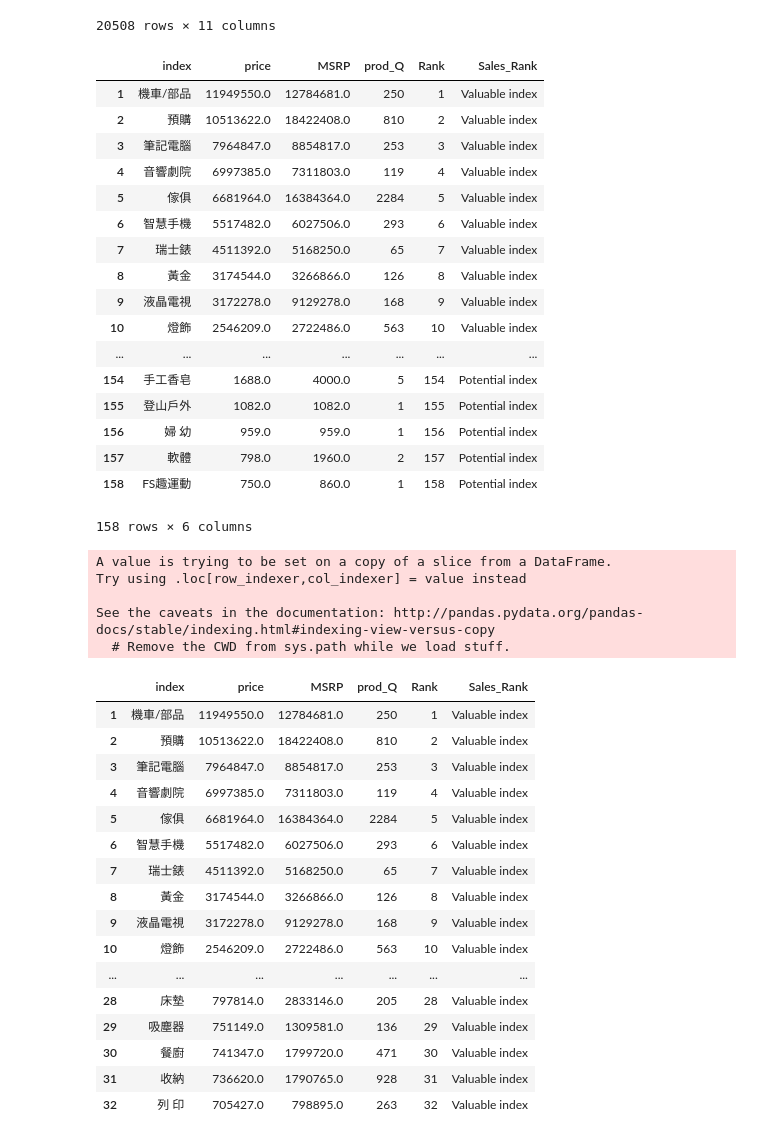
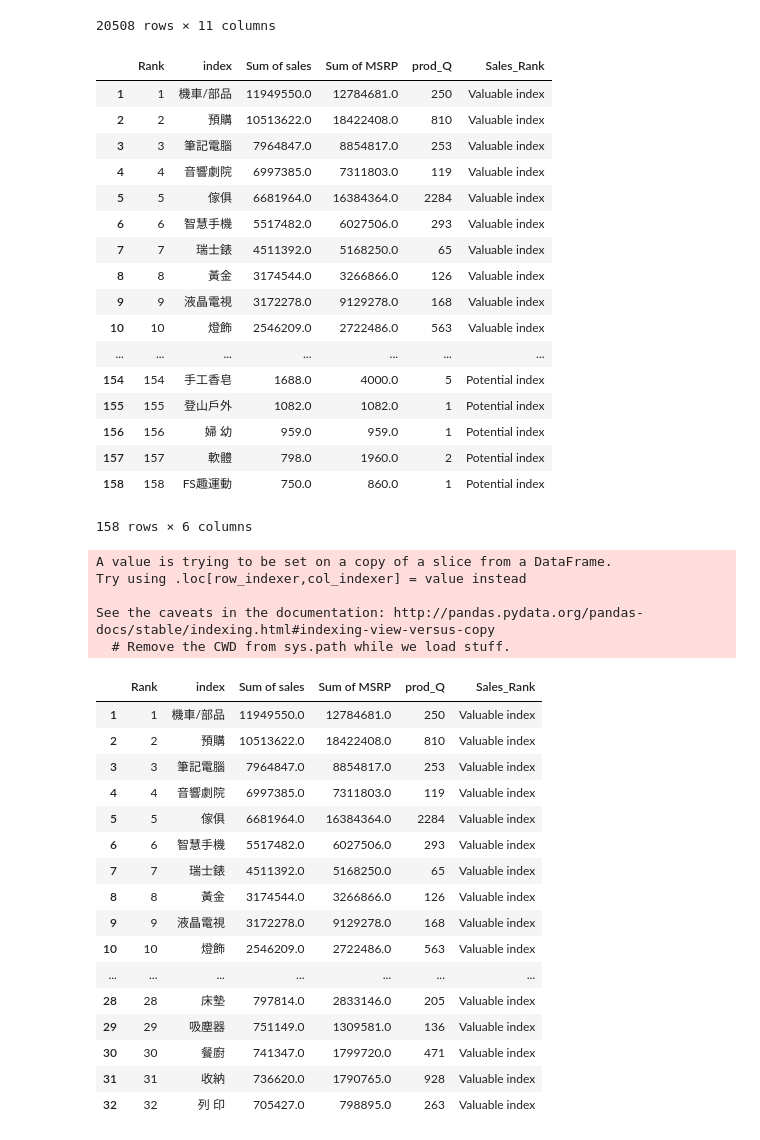
Before and after one commit to Ken0327/DataInnovation, a Jupyter notebook: DFM_Model-z_score_pchome.ipynb, the cells around one changed output. Saved outputs shown, nothing was run; the diff lists cells and outputs as text; code cells hidden in the pictures.

Commit message:
modify column name in index rank

```diff
--- a/DFM_Model-z_score_pchome.ipynb
+++ b/DFM_Model-z_score_pchome.ipynb
@@ -333,48 +333,52 @@ valuableData
 # %%
 # Sum price group by index
 
 index = valuableData.groupby(['index']).sum()
 index = index.sort_values(by='price', ascending=False)
 index = index.reset_index()
 
 top20 = []
 for i in index.index:
     if i <= (len(index.index) * 0.2):
         top20.append('Valuable index')
     else:
         top20.append('Potential index')
 
 index['Sales_Rank'] = top20
 
 SetRank = []
 for i in index.index:
     SetRank.append(i + 1)
 
 index['Rank'] = SetRank
 
 index = index.reset_index()
 index.index += 1
 index = index.drop(columns=['level_0'])
+index = index.rename(columns={"price": "Sum of sales"})
+index = index.rename(columns={"MSRP": "Sum of MSRP"})
+index = index[["Rank", "index", "Sum of sales", "Sum of MSRP", "prod_Q", "Sales_Rank"]]
+
 index.to_csv ('IndexSalesRank.csv', index = False, header=True)
 index
 # %% [output]
-|  | index | price | MSRP | prod_Q | Rank | Sales_Rank |
-| 1 | 機車/部品 | 11949550.0 | 12784681.0 | 250 | 1 | Valuable index |
-| 2 | 預購 | 10513622.0 | 18422408.0 | 810 | 2 | Valuable index |
-| 3 | 筆記電腦 | 7964847.0 | 8854817.0 | 253 | 3 | Valuable index |
-| 4 | 音響劇院 | 6997385.0 | 7311803.0 | 119 | 4 | Valuable index |
-| 5 | 傢俱 | 6681964.0 | 16384364.0 | 2284 | 5 | Valuable index |
-| 6 | 智慧手機 | 5517482.0 | 6027506.0 | 293 | 6 | Valuable index |
-| 7 | 瑞士錶 | 4511392.0 | 5168250.0 | 65 | 7 | Valuable index |
-| 8 | 黃金 | 3174544.0 | 3266866.0 | 126 | 8 | Valuable index |
-| 9 | 液晶電視 | 3172278.0 | 9129278.0 | 168 | 9 | Valuable index |
-| 10 | 燈飾 | 2546209.0 | 2722486.0 | 563 | 10 | Valuable index |
+|  | Rank | index | Sum of sales | Sum of MSRP | prod_Q | Sales_Rank |
+| 1 | 1 | 機車/部品 | 11949550.0 | 12784681.0 | 250 | Valuable index |
+| 2 | 2 | 預購 | 10513622.0 | 18422408.0 | 810 | Valuable index |
+| 3 | 3 | 筆記電腦 | 7964847.0 | 8854817.0 | 253 | Valuable index |
+| 4 | 4 | 音響劇院 | 6997385.0 | 7311803.0 | 119 | Valuable index |
+| 5 | 5 | 傢俱 | 6681964.0 | 16384364.0 | 2284 | Valuable index |
+| 6 | 6 | 智慧手機 | 5517482.0 | 6027506.0 | 293 | Valuable index |
+| 7 | 7 | 瑞士錶 | 4511392.0 | 5168250.0 | 65 | Valuable index |
+| 8 | 8 | 黃金 | 3174544.0 | 3266866.0 | 126 | Valuable index |
+| 9 | 9 | 液晶電視 | 3172278.0 | 9129278.0 | 168 | Valuable index |
+| 10 | 10 | 燈飾 | 2546209.0 | 2722486.0 | 563 | Valuable index |
 | ... | ... | ... | ... | ... | ... | ... |
-| 154 | 手工香皂 | 1688.0 | 4000.0 | 5 | 154 | Potential index |
-| 155 | 登山戶外 | 1082.0 | 1082.0 | 1 | 155 | Potential index |
-| 156 | 婦 幼 | 959.0 | 959.0 | 1 | 156 | Potential index |
-| 157 | 軟體 | 798.0 | 1960.0 | 2 | 157 | Potential index |
-| 158 | FS趣運動 | 750.0 | 860.0 | 1 | 158 | Potential index |
+| 154 | 154 | 手工香皂 | 1688.0 | 4000.0 | 5 | Potential index |
+| 155 | 155 | 登山戶外 | 1082.0 | 1082.0 | 1 | Potential index |
+| 156 | 156 | 婦 幼 | 959.0 | 959.0 | 1 | Potential index |
+| 157 | 157 | 軟體 | 798.0 | 1960.0 | 2 | Potential index |
+| 158 | 158 | FS趣運動 | 750.0 | 860.0 | 1 | Potential index |
 158 rows × 6 columns
 # %%
 # filter top 20 % sales index
@@ -400,23 +404,23 @@ Try using .loc[row_indexer,col_indexer] = value instead
 
 See the caveats in the documentation: http://pandas.pydata.org/pandas-docs/stable/indexing.html#indexing-view-versus-copy
   # Remove the CWD from sys.path while we load stuff.
-|  | index | price | MSRP | prod_Q | Rank | Sales_Rank |
-| 1 | 機車/部品 | 11949550.0 | 12784681.0 | 250 | 1 | Valuable index |
-| 2 | 預購 | 10513622.0 | 18422408.0 | 810 | 2 | Valuable index |
-| 3 | 筆記電腦 | 7964847.0 | 8854817.0 | 253 | 3 | Valuable index |
-| 4 | 音響劇院 | 6997385.0 | 7311803.0 | 119 | 4 | Valuable index |
-| 5 | 傢俱 | 6681964.0 | 16384364.0 | 2284 | 5 | Valuable index |
-| 6 | 智慧手機 | 5517482.0 | 6027506.0 | 293 | 6 | Valuable index |
-| 7 | 瑞士錶 | 4511392.0 | 5168250.0 | 65 | 7 | Valuable index |
-| 8 | 黃金 | 3174544.0 | 3266866.0 | 126 | 8 | Valuable index |
-| 9 | 液晶電視 | 3172278.0 | 9129278.0 | 168 | 9 | Valuable index |
-| 10 | 燈飾 | 2546209.0 | 2722486.0 | 563 | 10 | Valuable index |
+|  | Rank | index | Sum of sales | Sum of MSRP | prod_Q | Sales_Rank |
+| 1 | 1 | 機車/部品 | 11949550.0 | 12784681.0 | 250 | Valuable index |
+| 2 | 2 | 預購 | 10513622.0 | 18422408.0 | 810 | Valuable index |
+| 3 | 3 | 筆記電腦 | 7964847.0 | 8854817.0 | 253 | Valuable index |
+| 4 | 4 | 音響劇院 | 6997385.0 | 7311803.0 | 119 | Valuable index |
+| 5 | 5 | 傢俱 | 6681964.0 | 16384364.0 | 2284 | Valuable index |
+| 6 | 6 | 智慧手機 | 5517482.0 | 6027506.0 | 293 | Valuable index |
+| 7 | 7 | 瑞士錶 | 4511392.0 | 5168250.0 | 65 | Valuable index |
+| 8 | 8 | 黃金 | 3174544.0 | 3266866.0 | 126 | Valuable index |
+| 9 | 9 | 液晶電視 | 3172278.0 | 9129278.0 | 168 | Valuable index |
+| 10 | 10 | 燈飾 | 2546209.0 | 2722486.0 | 563 | Valuable index |
 | ... | ... | ... | ... | ... | ... | ... |
-| 28 | 床墊 | 797814.0 | 2833146.0 | 205 | 28 | Valuable index |
-| 29 | 吸塵器 | 751149.0 | 1309581.0 | 136 | 29 | Valuable index |
-| 30 | 餐廚 | 741347.0 | 1799720.0 | 471 | 30 | Valuable index |
-| 31 | 收納 | 736620.0 | 1790765.0 | 928 | 31 | Valuable index |
-| 32 | 列 印 | 705427.0 | 798895.0 | 263 | 32 | Valuable index |
+| 28 | 28 | 床墊 | 797814.0 | 2833146.0 | 205 | Valuable index |
+| 29 | 29 | 吸塵器 | 751149.0 | 1309581.0 | 136 | Valuable index |
+| 30 | 30 | 餐廚 | 741347.0 | 1799720.0 | 471 | Valuable index |
+| 31 | 31 | 收納 | 736620.0 | 1790765.0 | 928 | Valuable index |
+| 32 | 32 | 列 印 | 705427.0 | 798895.0 | 263 | Valuable index |
 # %%
 # Filter top 20 % prod_Q group by index
 valuableQuantityIndex = valuableSalesIndex.sort_values(by='prod_Q', ascending=False)
```
Also changed, not shown: parts of 2 cells of this notebook, 5 other files.
